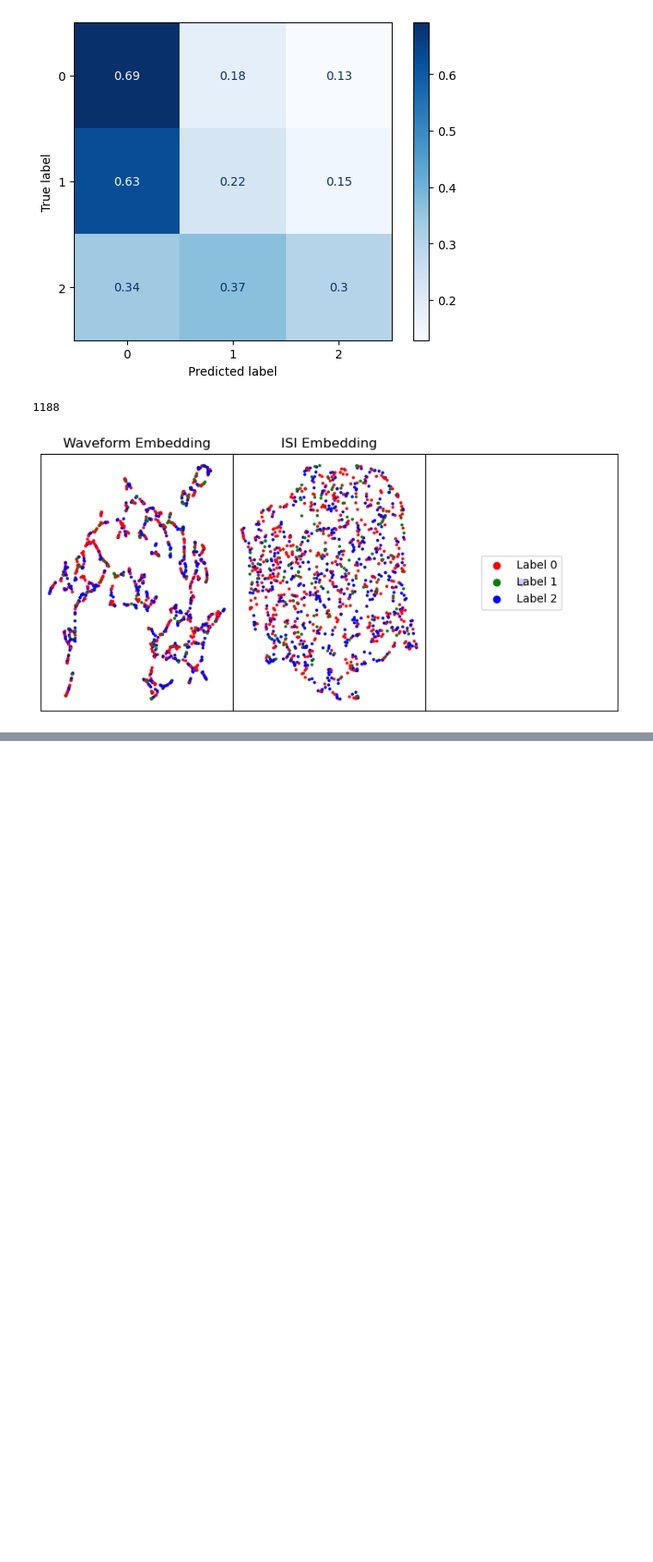
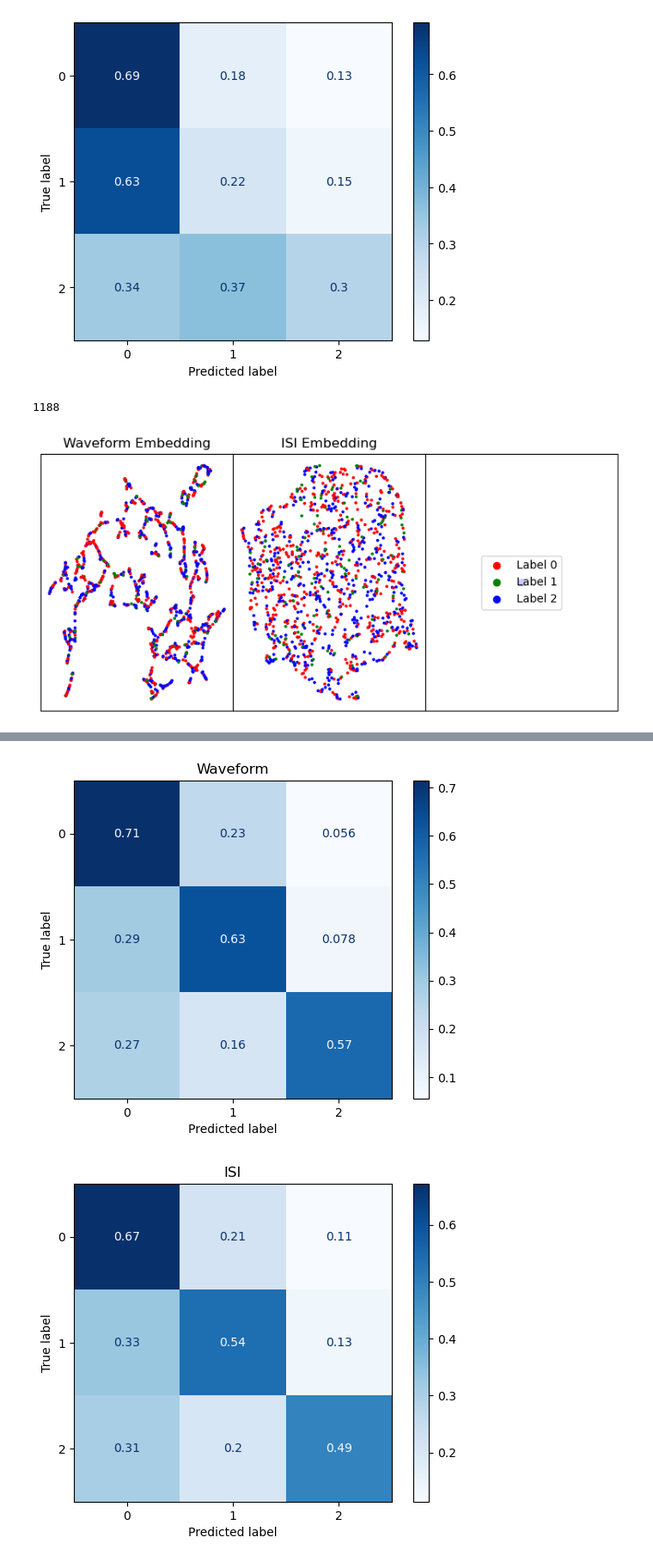
Before and after one commit to JesusGF1/1d-constrastive-autoencoder, a Jupyter notebook: multimodal_and_classifier_warrenData.ipynb, the cells around one changed output, grey strips where cells are left out. Shown at 86% size. Saved outputs shown, nothing was run; the diff lists cells and outputs as text; code cells hidden in the pictures; blank space fills up the shorter version.

```diff
--- a/multimodal_and_classifier_warrenData.ipynb
+++ b/multimodal_and_classifier_warrenData.ipynb
@@ -960,0 +975,50 @@ plt.show()
+# %%
+#joint embeddings
+joint_embeddings = np.concatenate([embedding_waveform, embedding_isi], axis=1)
+# %%
+#Do the same thing with Knearst neighbors, you have to use the embeddgins of the models not the UMAP embeddigns
+from sklearn.neighbors import KNeighborsClassifier
+from sklearn.metrics import confusion_matrix, ConfusionMatrixDisplay
+neigh_waveform = KNeighborsClassifier(n_neighbors=5)
+neigh_waveform.fit(embedding_waveform, labels)
+neigh_isi = KNeighborsClassifier(n_neighbors=5)
+neigh_isi.fit(embedding_isi, labels)
+neigh_joint = KNeighborsClassifier(n_neighbors=5)
+neigh_joint.fit(joint_embeddings, labels)
+
+
+knn_waveform_labels = neigh_waveform.predict(embedding_waveform)
+knn_isi_labels = neigh_isi.predict(embedding_isi)
+knn_joint_labels = neigh_joint.predict(joint_embeddings)
+
+#Create a pandas dataframe with the predicted labels and the real label
+df_knn = pd.DataFrame({'Waveform': knn_waveform_labels, 'ISI': knn_isi_labels, 'Real': labels})
+#Create a crosstab to see the distribution of the labels
+dist_waveform_knn = pd.crosstab(df_knn['Waveform'], df_knn['Real'])
+
+dist_isi_knn = pd.crosstab(df_knn['ISI'], df_knn['Real'])
+
+dist_joint_knn = pd.crosstab(df_knn['Waveform'], df_knn['Real'])
+#Compute confusion matrix
+cm_waveform_knn = confusion_matrix(labels, knn_waveform_labels, normalize='true')
+cm_isi_knn = confusion_matrix(labels, knn_isi_labels, normalize='true')
+cm_joint_knn = confusion_matrix(labels, knn_joint_labels, normalize='true')
+
+#Plot confusion matrix
+disp_waveform_knn = ConfusionMatrixDisplay(confusion_matrix=cm_waveform_knn)
+disp_waveform_knn.plot(cmap=plt.cm.Blues)
+plt.title("Waveform")
+plt.show()
+
+disp_isi_knn = ConfusionMatrixDisplay(confusion_matrix=cm_isi_knn)
+disp_isi_knn.plot(cmap=plt.cm.Blues)
+plt.title("ISI")
+plt.show()
+
+disp_joint_knn = ConfusionMatrixDisplay(confusion_matrix=cm_joint_knn)
+disp_joint_knn.plot(cmap=plt.cm.Blues)
+plt.title("Joint")
+plt.show()
+# %% [output]
+[figure, added]
+[figure, added]
```
Also changed, not shown: parts of 11 cells of this notebook, 8 other files.
